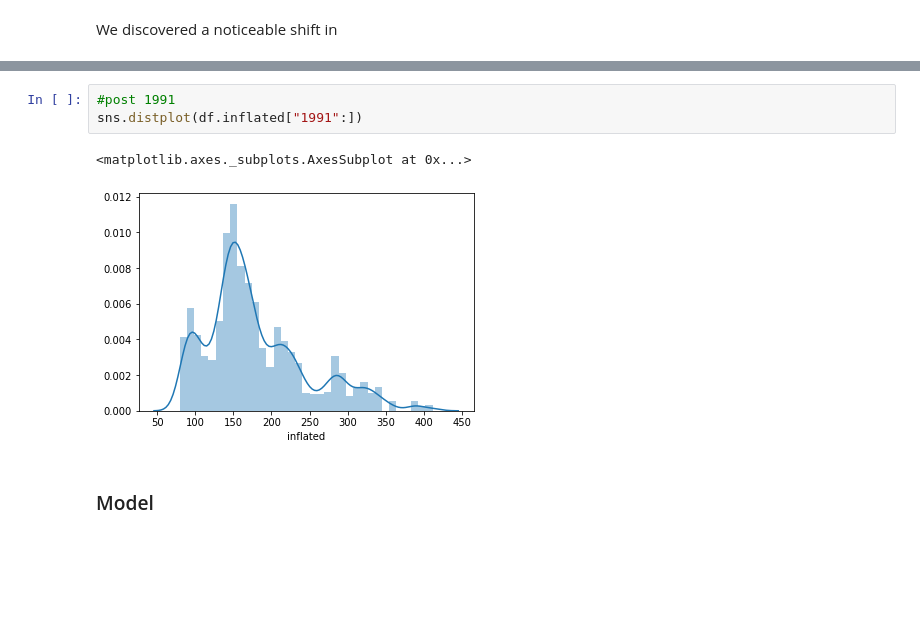
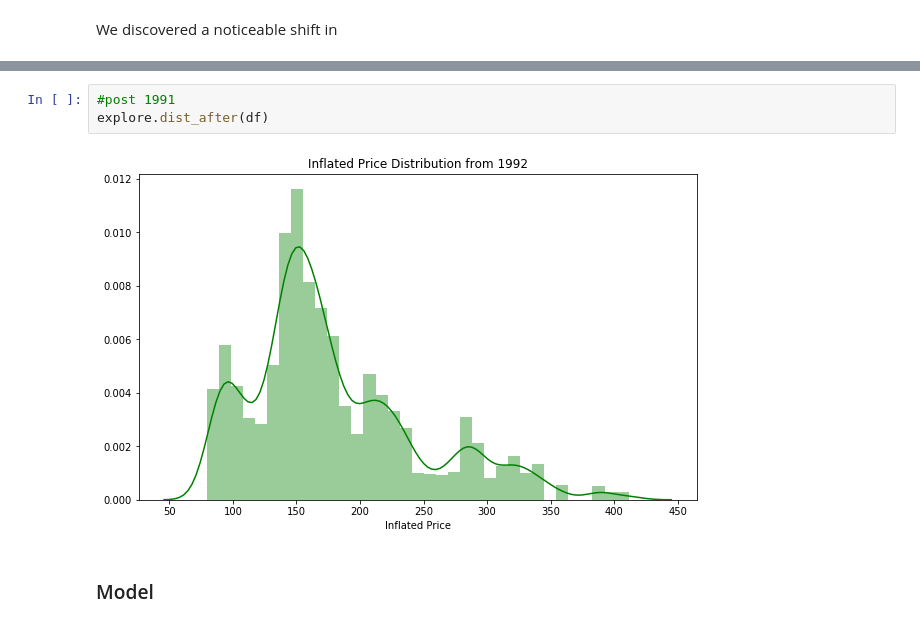
Before and after one commit to Data-Robusta/data-robusta, a Jupyter notebook: data_robusta_final.ipynb, the cells around one changed output, grey strips where cells are left out. Drawn from its saved outputs; the diff is of its cells as text; blank space fills up the shorter version.

```diff
--- a/data_robusta_final.ipynb
+++ b/data_robusta_final.ipynb
@@ -103,8 +109,7 @@ sns.distplot(df.inflated[:"1991"])
 # %%
 #post 1991
-sns.distplot(df.inflated["1991":])
+explore.dist_after(df)
 # %% [output]
-<matplotlib.axes._subplots.AxesSubplot at 0x...>
-[figure, old version]
+[figure, new version]
 # %% [markdown]
 ### Model
```
Also changed, not shown: parts of 9 cells of this notebook.
